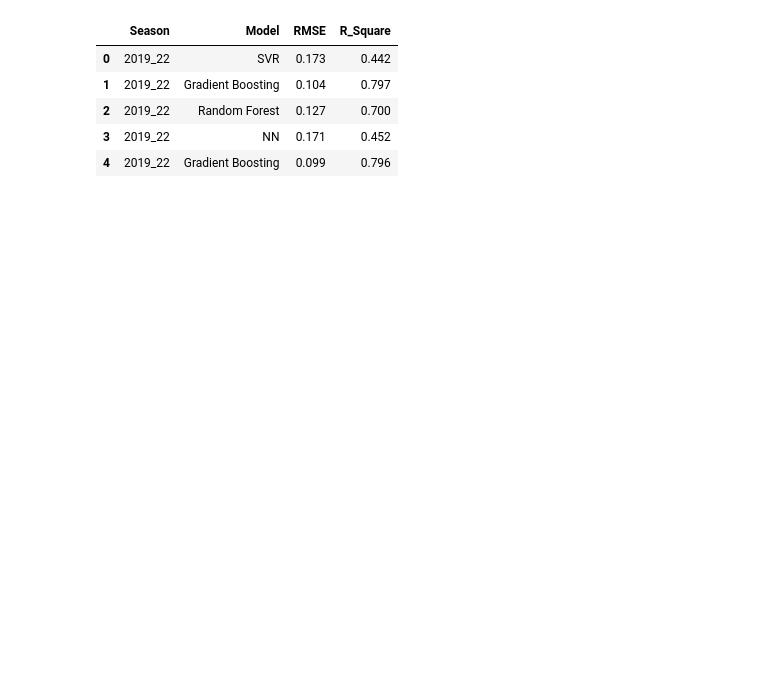
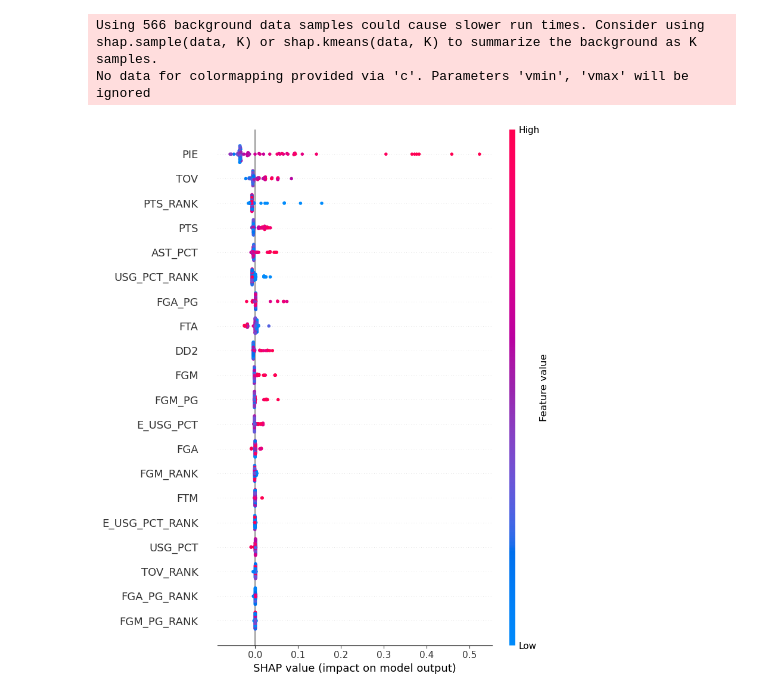
Before and after one commit to frankkhung/NBA-MVP-Prediction, a Jupyter notebook: mvp_prediction.ipynb, the cells around one changed output. Drawn from its saved outputs; the diff is of its cells as text; code cells hidden in the pictures; blank space fills up the shorter version.

Commit message:
Testing set prediction and SHAP values for models

```diff
--- a/mvp_prediction.ipynb
+++ b/mvp_prediction.ipynb
@@ -119,11 +129,15 @@ param_grid = {'C': [0.001,0.01,0.1,0.5,1,2,5,10],
              'gamma': ['scale','auto'],
              'degree': [2,3,4],
              'epsilon': [0.1,0.5,1]}
-svr_model = SVR()
-grid = GridSearchCV(svr_model, param_grid)
+model_svr = SVR()
+grid = GridSearchCV(model_svr, param_grid)
 grid.fit(nba_2000_18_new, share_2000_18)
 
-# Validation
+# train SVR
 model_svr.fit(nba_2000_18_new, share_2000_18)
+trained_models['SVR'] = model_svr
+
+# get test set values
 y_pred_svr = model_svr.predict(nba_2019_22_new)
-model_results['SVR'] = y_pred_svr
+y_pred_svr = np.clip(y_pred_svr, 0, 1)
+test_values['SVR'] = y_pred_svr
@@ -138,16 +171,26 @@ grid.fit(nba_2000_18_new, share_2000_18)
 model_gb = GradientBoostingRegressor(**grid.best_params_)
 
 
-# Validation
+# train Gradient Boosting
 model_gb.fit(nba_2000_18_new, share_2000_18)
+trained_models['Gradient Boosting'] = model_gb
+
+# get test set values
 y_pred_gb = model_gb.predict(nba_2019_22_new)
+test_values['Gradient Boosting'] = y_pred_gb
-# %% [output]
-|  | Season | Model | RMSE | R_Square |
-| 0 | 2019_22 | SVR | 0.173 | 0.442 |
-| 1 | 2019_22 | Gradient Boosting | 0.104 | 0.797 |
-| 2 | 2019_22 | Random Forest | 0.127 | 0.700 |
-| 3 | 2019_22 | NN | 0.171 | 0.452 |
-| 4 | 2019_22 | Gradient Boosting | 0.099 | 0.796 |
+# %%
+explainer = shap.KernelExplainer(model_gb.predict, nba_2000_18_new)
+shap_gb = explainer.shap_values(nba_2019_22_new)
+df = pd.DataFrame(nba_2019_22_new, columns=['FGM', 'FGA', 'FTM', 'FTA', 'TOV', 'PTS', 'DD2', 'FGM_RANK', 'TOV_RANK',
+       'PTS_RANK', 'AST_PCT', 'USG_PCT', 'E_USG_PCT', 'PIE', 'FGM_PG',
+       'FGA_PG', 'USG_PCT_RANK', 'E_USG_PCT_RANK', 'FGM_PG_RANK',
+       'FGA_PG_RANK'])
+feature_names = list(df.columns)
+shap.summary_plot(shap_gb, df, feature_names=feature_names)
+# %% [output]
+Using 566 background data samples could cause slower run times. Consider using shap.sample(data, K) or shap.kmeans(data, K) to summarize the background as K samples.
+No data for colormapping provided via 'c'. Parameters 'vmin', 'vmax' will be ignored
+[figure, added]
 # %%
 # Random Forest
 param_grid = {'n_estimators': [15,25,50,64,100,150,200],
```
Also changed, not shown: parts of 22 cells of this notebook, 8 other files.
